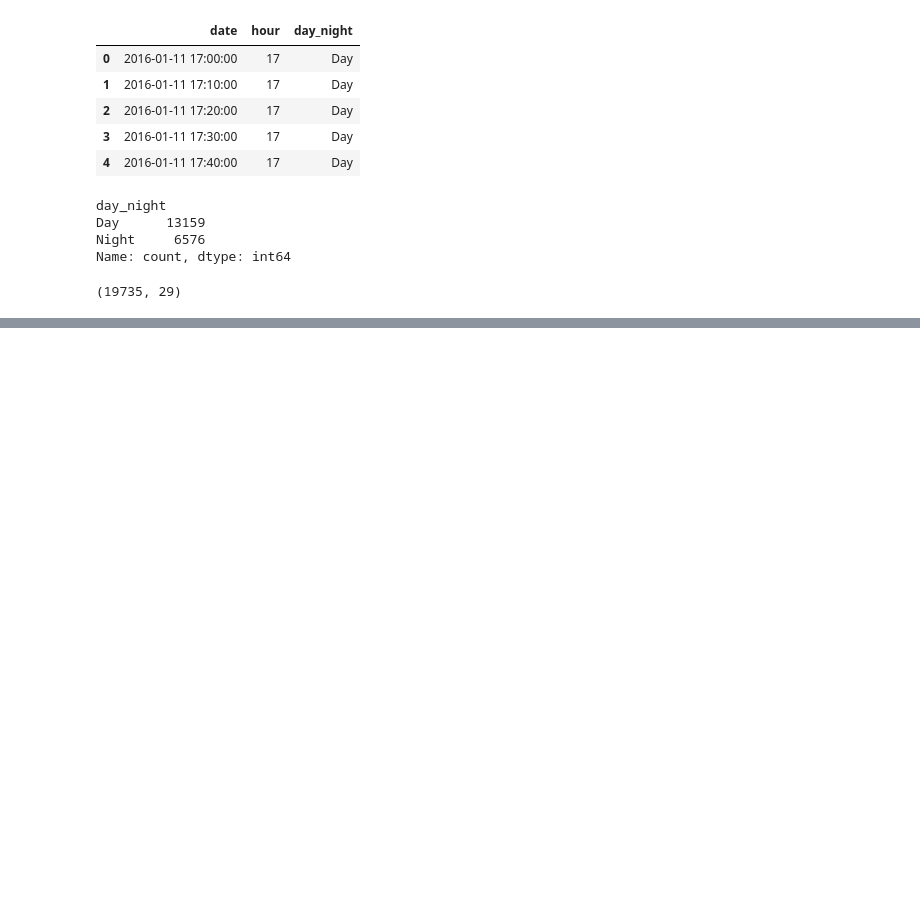
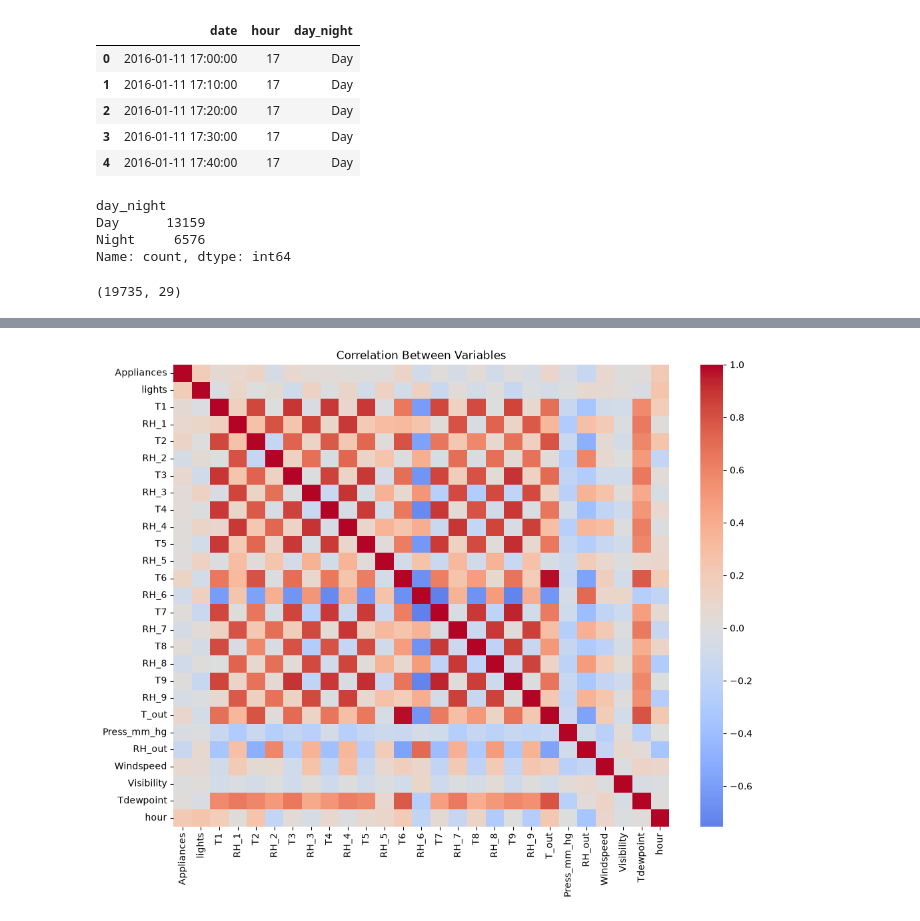
Before and after one commit to elouisedivine-commits/appliances-energy-analysis, a Jupyter notebook: cleaning.ipynb, the cells around one changed output, grey strips where cells are left out. Saved outputs shown, nothing was run; the diff lists cells and outputs as text; code cells hidden in the pictures; blank space fills up the shorter version.

```diff
--- a/cleaning.ipynb
+++ b/cleaning.ipynb
@@ -109,0 +180,9 @@ df.to_csv("energydata_clean.csv", index=False)
+# %%
+numeric = df.drop(columns=["date", "day_night"])
+
+plt.figure(figsize=(12, 9))
+sns.heatmap(numeric.corr(), cmap="coolwarm", center=0)
+plt.title("Correlation Between Variables")
+plt.show()
+# %% [output]
+[figure, added]
```
Also changed, not shown: parts of 9 cells of this notebook.
